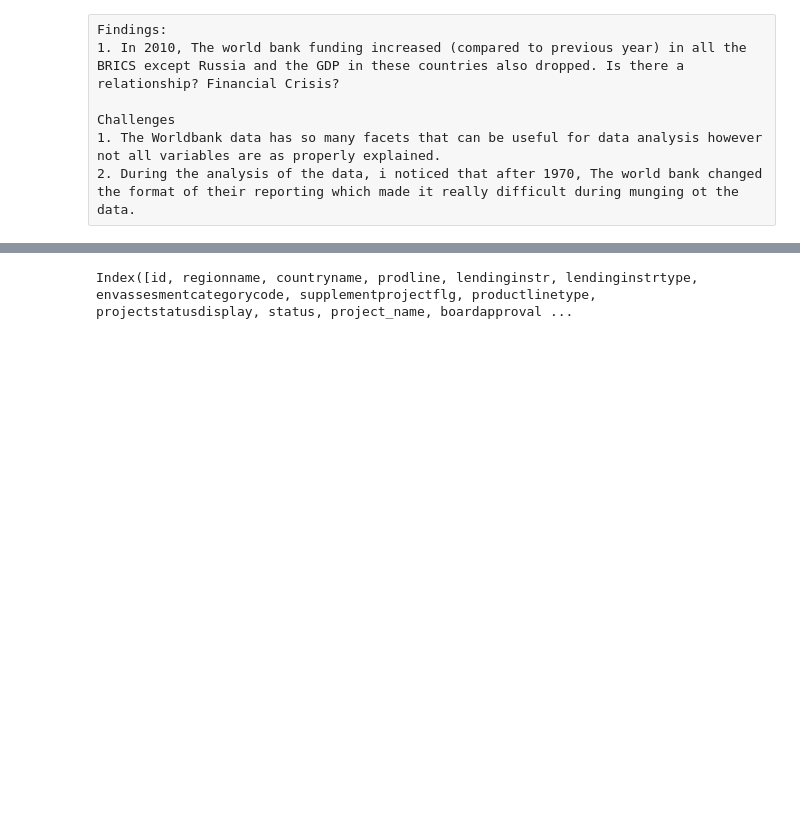
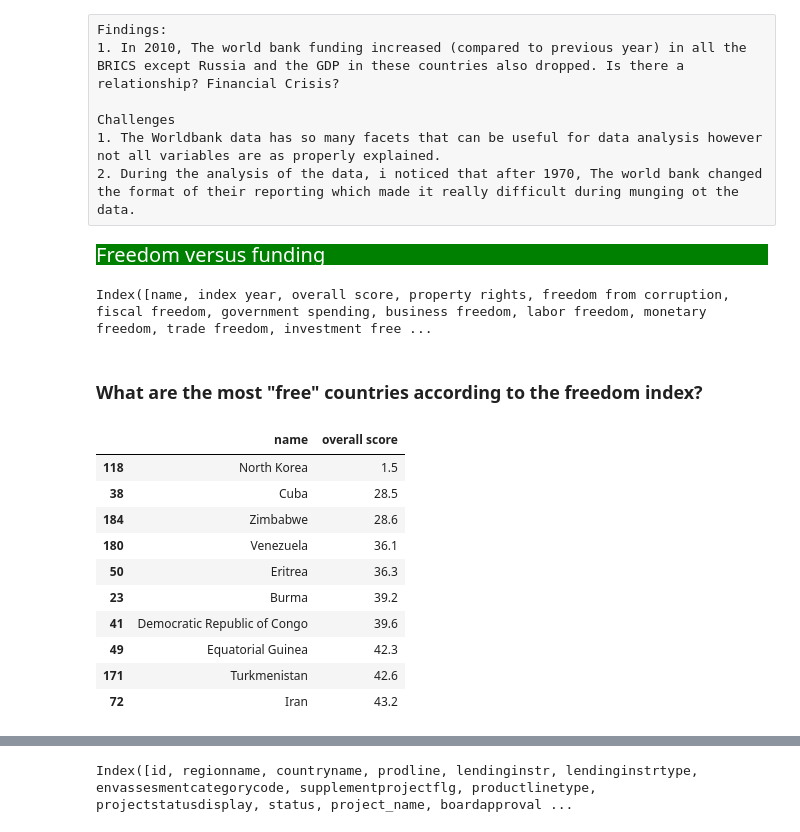
Before and after one commit to iaperez/WWOD, a Jupyter notebook: code/WorldBankData.ipynb, the cells around one changed output, grey strips where cells are left out. Cells and saved outputs as stored; diff of their text form; code cells hidden in the pictures; blank space fills up the shorter version.

```diff
--- a/code/WorldBankData.ipynb
+++ b/code/WorldBankData.ipynb
@@ -384,3 +457,37 @@ Findings:
 Challenges
 1. The Worldbank data has so many facets that can be useful for data analysis however not all variables are as properly explained.
 2. During the analysis of the data, i noticed that after 1970, The world bank changed the format of their reporting which made it really difficult during munging ot the data.
+# %% [markdown]
+<p style="font-family:verdana; color:white;background-color:green; font-size:20px;">Freedom versus funding
+# %%
+f = codecs.open(file_path("fredict"), encoding='iso-8859-1')
+free_df = pd.read_csv(f)
+# %%
+#because I'm looking at the contribution of funds over a period of time, I want to look at the current
+#Freedom Index for these countries to make an anlysis of their current state
+free_df2 = free_df[free_df['index year']==2013].copy()
+
+#for simplicity, let's ignore those who have not been scored as well
+free_df2 = free_df2[free_df2['overall score']!='N/A'].copy()
+# %%
+free_df2.columns
+# %% [output]
+Index([name, index year, overall score, property rights, freedom from corruption, fiscal freedom, government spending, business freedom, labor freedom, monetary freedom, trade freedom, investment free ...
+# %% [markdown]
+### What are the most "free" countries according to the freedom index?
+# %%
+low_freedom = free_df2.sort(['overall score'], ascending=True)
+low_freedom = low_freedom[:10]
+low_freedom[['name', 'overall score']]
+# %% [output]
+|  | name | overall score |
+| 118 | North Korea | 1.5 |
+| 38 | Cuba | 28.5 |
+| 184 | Zimbabwe | 28.6 |
+| 180 | Venezuela | 36.1 |
+| 50 | Eritrea | 36.3 |
+| 23 | Burma | 39.2 |
+| 41 | Democratic Republic of Congo | 39.6 |
+| 49 | Equatorial Guinea | 42.3 |
+| 171 | Turkmenistan | 42.6 |
+| 72 | Iran | 43.2 |
```
Also changed, not shown: parts of 26 cells of this notebook.
